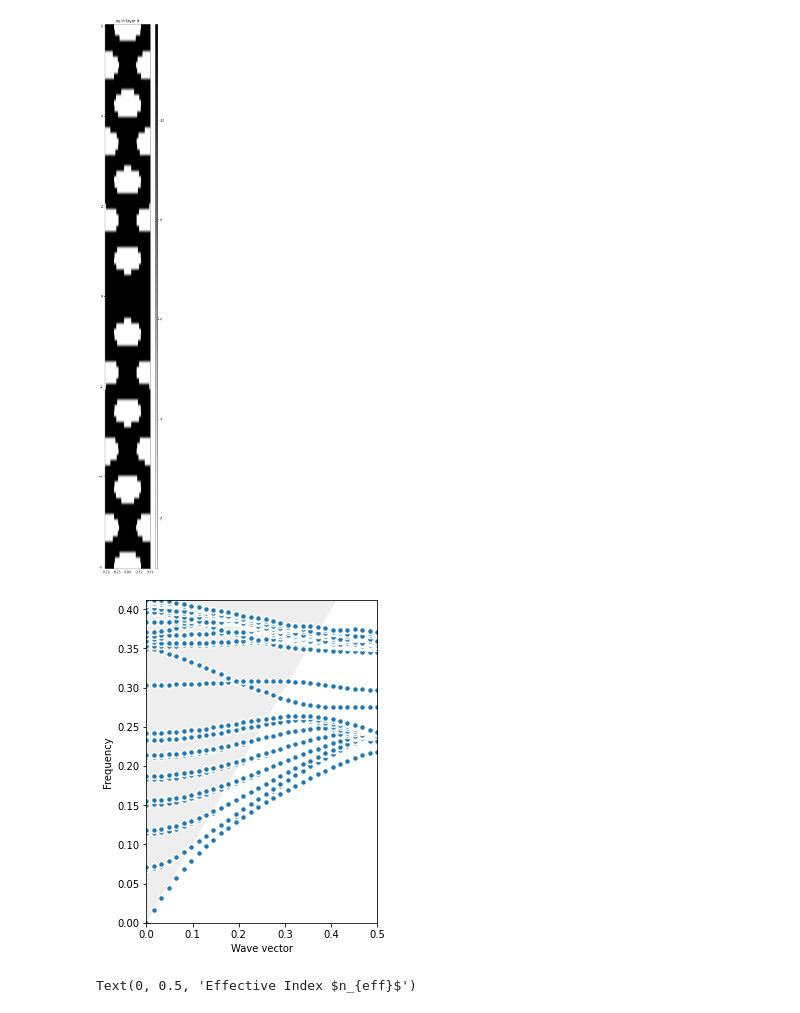
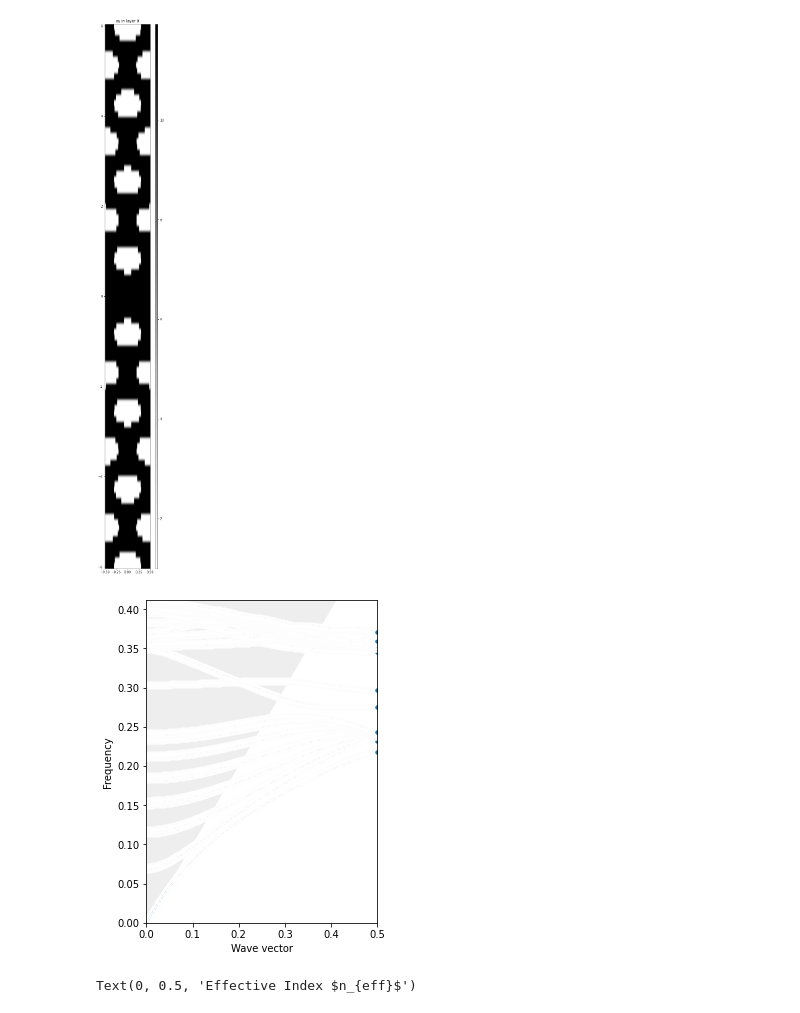
Before and after one commit to quantumbrownie/honoursLegume, a Jupyter notebook: Test 1.ipynb, the cells around one changed output. Cells and saved outputs as stored; diff of their text form; code cells hidden in the pictures.

```diff
--- a/Test 1.ipynb
+++ b/Test 1.ipynb
@@ -89,30 +90,30 @@ legume.viz.structure(phc0, xz=False, xy=True, figsize=3)
 # %% [output]
 [figure]
 # %%
-nk = 31
+nk = 500
 
 # Define a BZ path in kx
 path = phc0.lattice.bz_path([[0, 0], np.array([np.pi/Nx, 0])], [nk])
 #pwe0.run(kpoints=path['kpoints'], pol='tm', numeig = 150)
 
 neig = 30
 
 # Initialize GME
 gme = legume.GuidedModeExp(phc0, gmax=gmax)
 
 # Set some of the running options
 options = {'gmode_inds': [0],
            'numeig': neig,
            'verbose': False
             }
 
 # Run the simulation
 gme.run(kpoints=path['kpoints'], **options)
 
 # Visualize the bands
 ax = legume.viz.bands(gme, Q=False)
 # %% [output]
-[figure, old version]
+[figure, new version]
 # %%
 f_ind = np.linspace(0, 1, neig)
 k = np.linspace(0, 0.5, nk+1)
```
Also changed, not shown: parts of 8 cells of this notebook.
